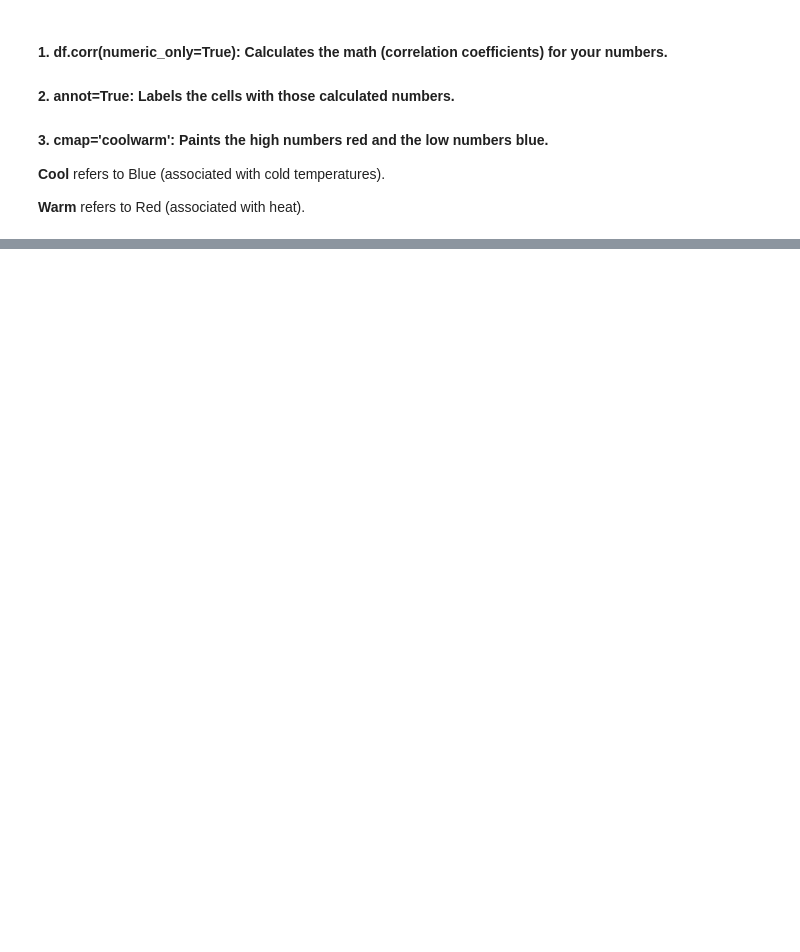
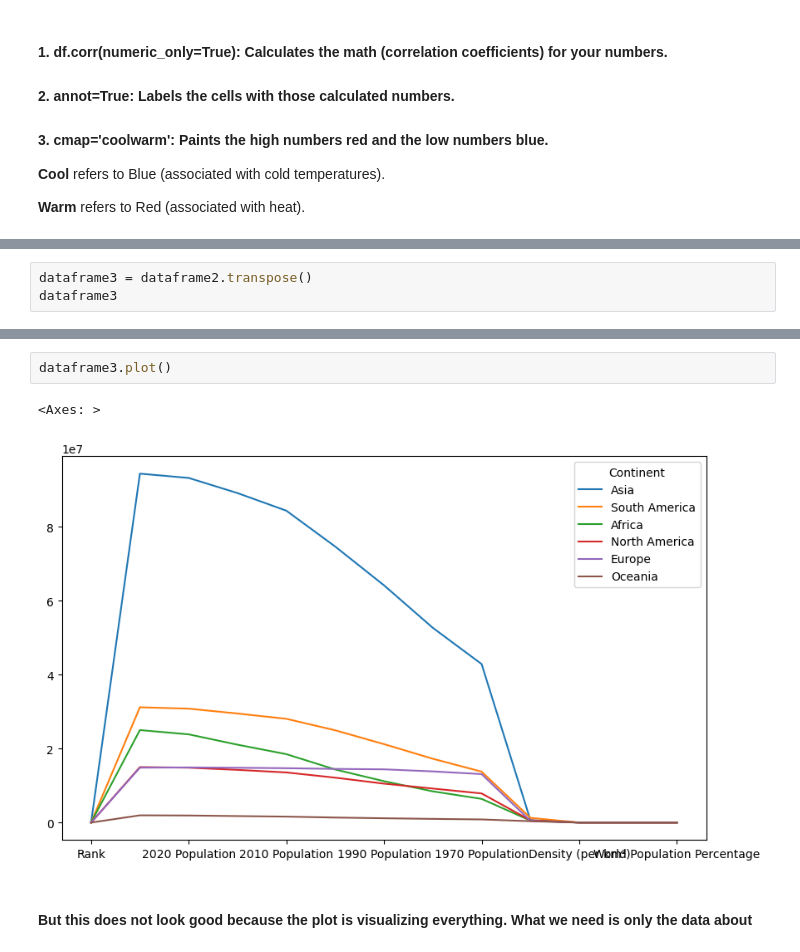
Before and after one commit to kathembo-tsongo/SimpleProjectForDataAnalytics, a Jupyter notebook: EDA.ipynb, the cells around one changed output, grey strips where cells are left out. Saved outputs shown, nothing was run; the diff lists cells and outputs as text; blank space fills up the shorter version.

```diff
--- a/EDA.ipynb
+++ b/EDA.ipynb
@@ -194,0 +230,3 @@ plt.show()
+# %%
+dataframe3 = dataframe2.transpose()
+dataframe3
@@ -194,0 +248,7 @@ plt.show()
+# %%
+dataframe3.plot()
+# %% [output]
+<Axes: >
+[figure, added]
+# %% [markdown]
+#### But this does not look good because the plot is visualizing everything. What we need is only the data about
```
Also changed, not shown: parts of 8 cells of this notebook, 1 other file.
